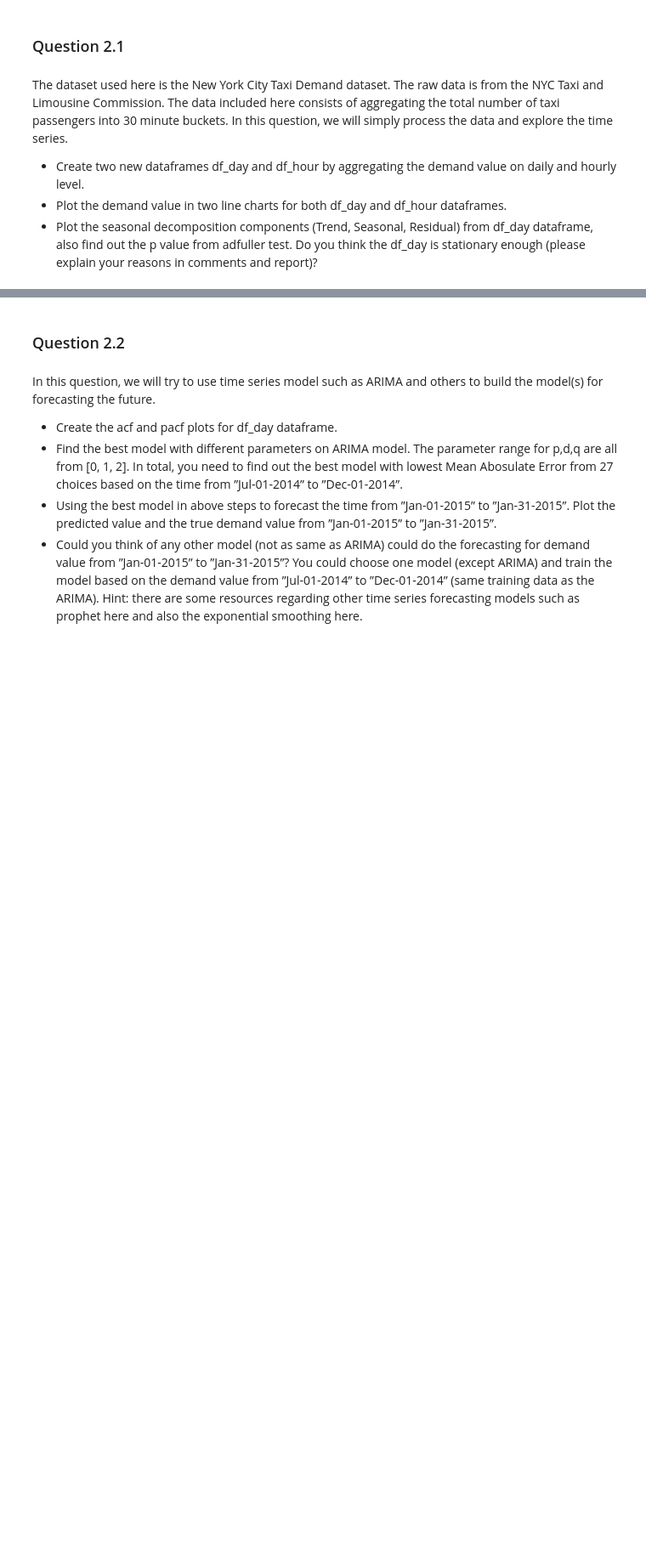
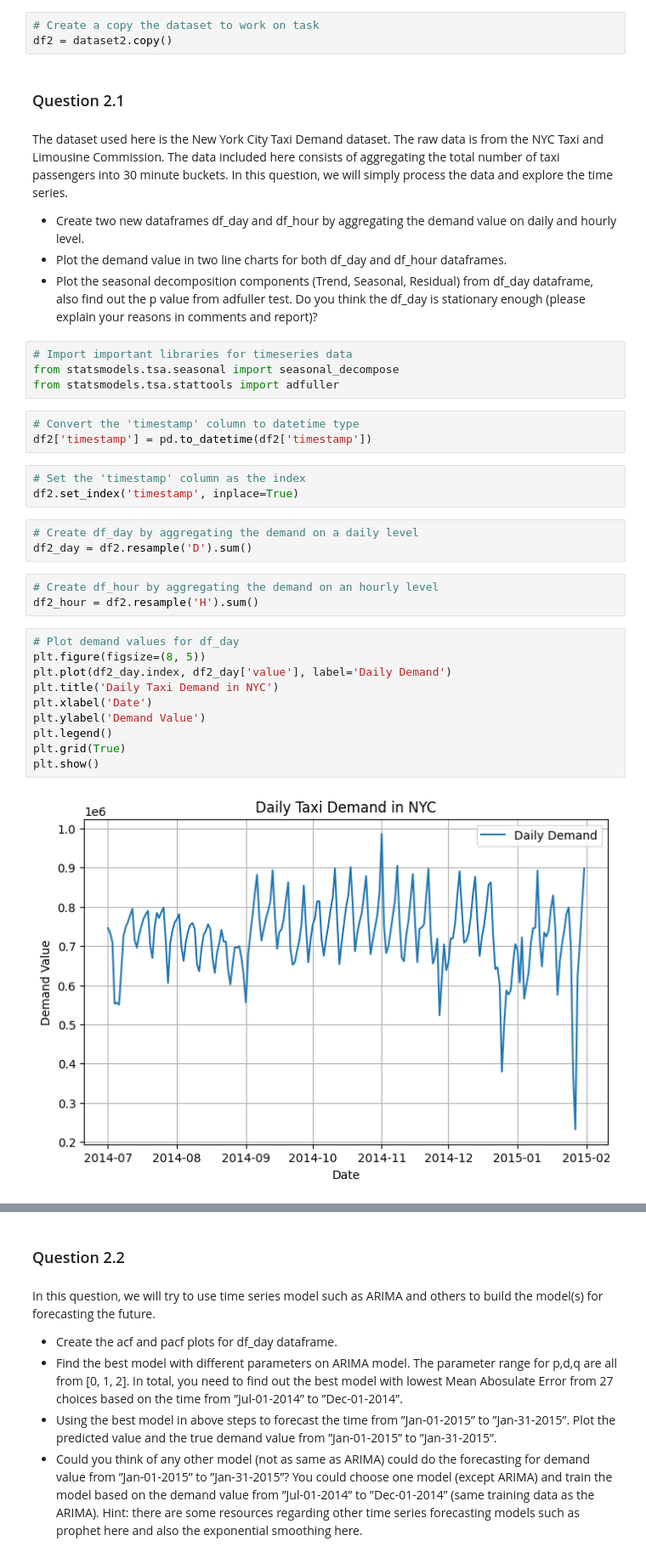
Before and after one commit to art-python/MSDeakin, a Jupyter notebook: SIG742Task2.ipynb, the cells around one changed output, grey strips where cells are left out. Shown: that part at 85% size. Drawn from its saved outputs; the diff is of its cells as text; blank space fills up the shorter version.

```diff
--- a/SIG742Task2.ipynb
+++ b/SIG742Task2.ipynb
@@ -240,6 +385,9 @@ dataset2.describe()
 | 50% | 16778.000000 |
 | 75% | 19838.750000 |
 | max | 39197.000000 |
+# %%
+# Create a copy the dataset to work on task
+df2 = dataset2.copy()
 # %% [markdown]
 ### Question 2.1
 # %% [markdown]
@@ -253,3 +401,31 @@ daily and hourly level.
 * Plot the seasonal decomposition components (Trend, Seasonal, Residual) from df_day
 dataframe, also find out the p value from adfuller test. Do you think the df_day is stationary
 enough (please explain your reasons in comments and report)?
+# %%
+# Import important libraries for timeseries data
+from statsmodels.tsa.seasonal import seasonal_decompose
+from statsmodels.tsa.stattools import adfuller
+# %%
+# Convert the 'timestamp' column to datetime type
+df2['timestamp'] = pd.to_datetime(df2['timestamp'])
+# %%
+# Set the 'timestamp' column as the index
+df2.set_index('timestamp', inplace=True)
+# %%
+# Create df_day by aggregating the demand on a daily level
+df2_day = df2.resample('D').sum()
+# %%
+# Create df_hour by aggregating the demand on an hourly level
+df2_hour = df2.resample('H').sum()
+# %%
+# Plot demand values for df_day
+plt.figure(figsize=(8, 5))
+plt.plot(df2_day.index, df2_day['value'], label='Daily Demand')
+plt.title('Daily Taxi Demand in NYC')
+plt.xlabel('Date')
+plt.ylabel('Demand Value')
+plt.legend()
+plt.grid(True)
+plt.show()
+# %% [output]
+[figure, added]
```
Also changed, not shown: parts of 25 cells of this notebook.
